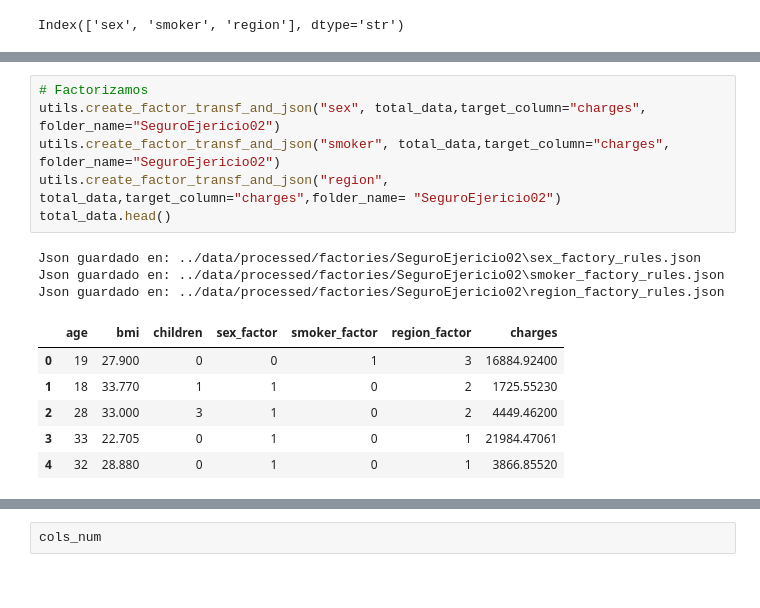
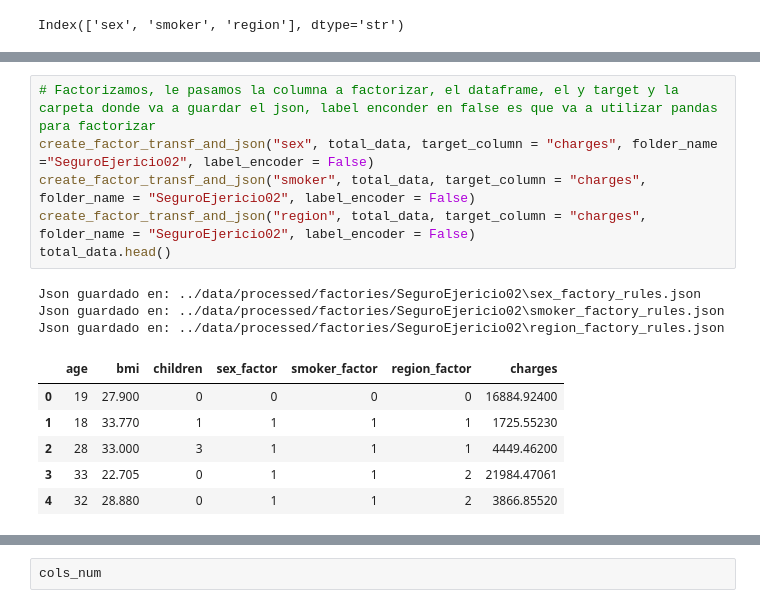
Before and after one commit to 4GeeksAcademy/andrupax94-intro-ml, a Jupyter notebook: src/02-linear-regression-medical-insurance-cost.ipynb, the cells around one changed output, grey strips where cells are left out. Cells and saved outputs as stored; diff of their text form.

```diff
--- a/src/02-linear-regression-medical-insurance-cost.ipynb
+++ b/src/02-linear-regression-medical-insurance-cost.ipynb
@@ -138,19 +138,19 @@ plt.show()
 # %%
-# Factorizamos
-utils.create_factor_transf_and_json("sex", total_data,target_column="charges", folder_name="SeguroEjericio02")
-utils.create_factor_transf_and_json("smoker", total_data,target_column="charges", folder_name="SeguroEjericio02")
-utils.create_factor_transf_and_json("region", total_data,target_column="charges",folder_name= "SeguroEjericio02")
+# Factorizamos, le pasamos la columna a factorizar, el dataframe, el y target y la carpeta donde va a guardar el json, label enconder en false es que va a utilizar pandas para factorizar
+create_factor_transf_and_json("sex", total_data, target_column = "charges", folder_name ="SeguroEjericio02", label_encoder = False)
+create_factor_transf_and_json("smoker", total_data, target_column = "charges", folder_name = "SeguroEjericio02", label_encoder = False)
+create_factor_transf_and_json("region", total_data, target_column = "charges", folder_name = "SeguroEjericio02", label_encoder = False)
 total_data.head()
 # %% [output]
 Json guardado en: ../data/processed/factories/SeguroEjericio02\sex_factory_rules.json
 Json guardado en: ../data/processed/factories/SeguroEjericio02\smoker_factory_rules.json
 Json guardado en: ../data/processed/factories/SeguroEjericio02\region_factory_rules.json
 |  | age | bmi | children | sex_factor | smoker_factor | region_factor | charges |
-| 0 | 19 | 27.900 | 0 | 0 | 1 | 3 | 16884.92400 |
-| 1 | 18 | 33.770 | 1 | 1 | 0 | 2 | 1725.55230 |
-| 2 | 28 | 33.000 | 3 | 1 | 0 | 2 | 4449.46200 |
-| 3 | 33 | 22.705 | 0 | 1 | 0 | 1 | 21984.47061 |
-| 4 | 32 | 28.880 | 0 | 1 | 0 | 1 | 3866.85520 |
+| 0 | 19 | 27.900 | 0 | 0 | 0 | 0 | 16884.92400 |
+| 1 | 18 | 33.770 | 1 | 1 | 1 | 1 | 1725.55230 |
+| 2 | 28 | 33.000 | 3 | 1 | 1 | 1 | 4449.46200 |
+| 3 | 33 | 22.705 | 0 | 1 | 1 | 2 | 21984.47061 |
+| 4 | 32 | 28.880 | 0 | 1 | 1 | 2 | 3866.85520 |
 # %%
 #Ahora que hemos filtrado factorizamos dibujamos un heatmap
 cols_num = list(total_data.select_dtypes(include = ['number']).columns)
```
Also changed, not shown: parts of 13 cells of this notebook, 1 other file.
